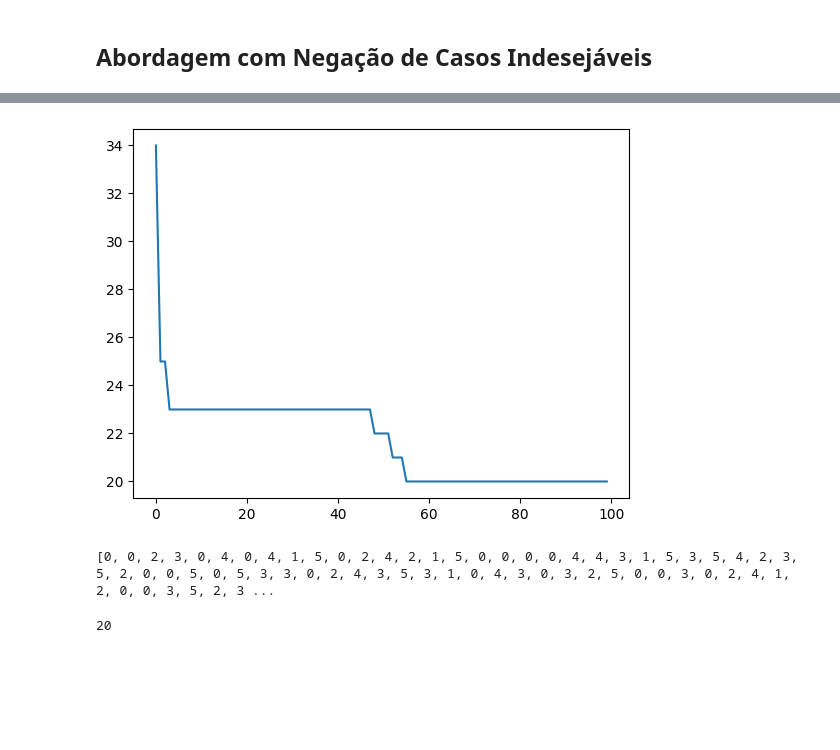
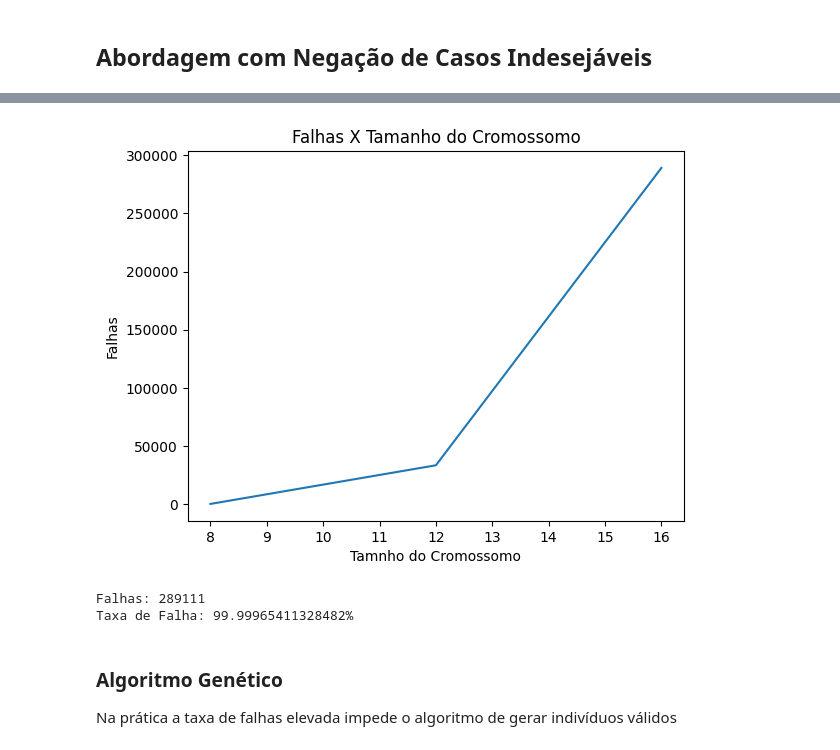
Before and after one commit to LucasHenrique-dev/projeto-QTS, a Jupyter notebook: desenvolvimento/GeradrorQTS.ipynb, the cells around one changed output, grey strips where cells are left out. Cells and saved outputs as stored; diff of their text form; code cells hidden in the pictures; blank space fills up the shorter version.

```diff
--- a/desenvolvimento/GeradrorQTS.ipynb
+++ b/desenvolvimento/GeradrorQTS.ipynb
@@ -567,2 +610,8 @@ Tempo Total de Espera Entre Aulas: 24 Horas
 # %% [markdown]
 ## Abordagem com Negação de Casos Indesejáveis
+# %%
+# CASO ALGUMA RESTRIÇÃO RETORNE VERDADEIRO HOUVE UMA QUEBRA DA RESTRIÇÃO
+def verificar_restricoes(individuo):
+  if verificar_aulas_esparsas(individuo):      # Restrição 2
+    return True
+  return False
@@ -569 +620,42 @@ Tempo Total de Espera Entre Aulas: 24 Horas
+# %%
+def verificar_resistencia_falhas(turmas, qtd_dias_semana, disciplinas_dia):
+  falhas, flag = 0, True
+  while flag:
+    individuo = gerar_cromossomo_sem_restricoes(turmas, qtd_dias_semana, disciplinas_dia, dominio[0])
+
+    if verificar_restricoes(individuo):
+      falhas += 1
+    else:
+      flag = False
+
+  return falhas
+# %%
+%matplotlib inline
+
+falhas, historico_falhas = 0, []
+
+teste_turmas, teste_qtd_dias_semana, teste_disciplinas_dia = 1, 4, 2
+valores_parametro = list(range(teste_disciplinas_dia, teste_disciplinas_dia + 3))
+
+for valor in valores_parametro:
+  falhas = verificar_resistencia_falhas(teste_turmas, teste_qtd_dias_semana, valor)
+  historico_falhas.append(falhas)
+
+valores_parametro = [i * teste_turmas * teste_qtd_dias_semana for i in valores_parametro]
+
+plt.xlabel('Tamnho do Cromossomo')
+plt.ylabel('Falhas')
+plt.title('Falhas X Tamanho do Cromossomo')
+plt.plot(valores_parametro, historico_falhas)
+plt.show()
+
+print(f"Falhas: {falhas}\nTaxa de Falha: {falhas*100/(falhas+1)}%")
+# %% [output]
+[figure, added]
+Falhas: 289111
+Taxa de Falha: 99.99965411328482%
+# %% [markdown]
+### Algoritmo Genético
+
+Na prática a taxa de falhas elevada impede o algoritmo de gerar indivíduos válidos
 # %%
@@ -618,12 +722,2 @@ def algoritmo_genetico_sem_penalidades(dominio, tamanho_populacao = 10, passo =
 # %%
-solucao = algoritmo_genetico_sem_penalidades(dominio, tamanho_populacao = 10, numero_geracoes= 100)
+# solucao = algoritmo_genetico_sem_penalidades(dominio, tamanho_populacao = 10, numero_geracoes= 100)
-# %% [output]
-[figure, removed]
-# %%
-print(solucao)
-# %% [output]
-[0, 0, 2, 3, 0, 4, 0, 4, 1, 5, 0, 2, 4, 2, 1, 5, 0, 0, 0, 0, 4, 4, 3, 1, 5, 3, 5, 4, 2, 3, 5, 2, 0, 0, 5, 0, 5, 3, 3, 0, 2, 4, 3, 5, 3, 1, 0, 4, 3, 0, 3, 2, 5, 0, 0, 3, 0, 2, 4, 1, 2, 0, 0, 3, 5, 2, 3 ...
-# %%
-funcao_avaliacao_sem_penalidades(solucao)
-# %% [output]
-20
```
Also changed, not shown: parts of 28 cells of this notebook.
